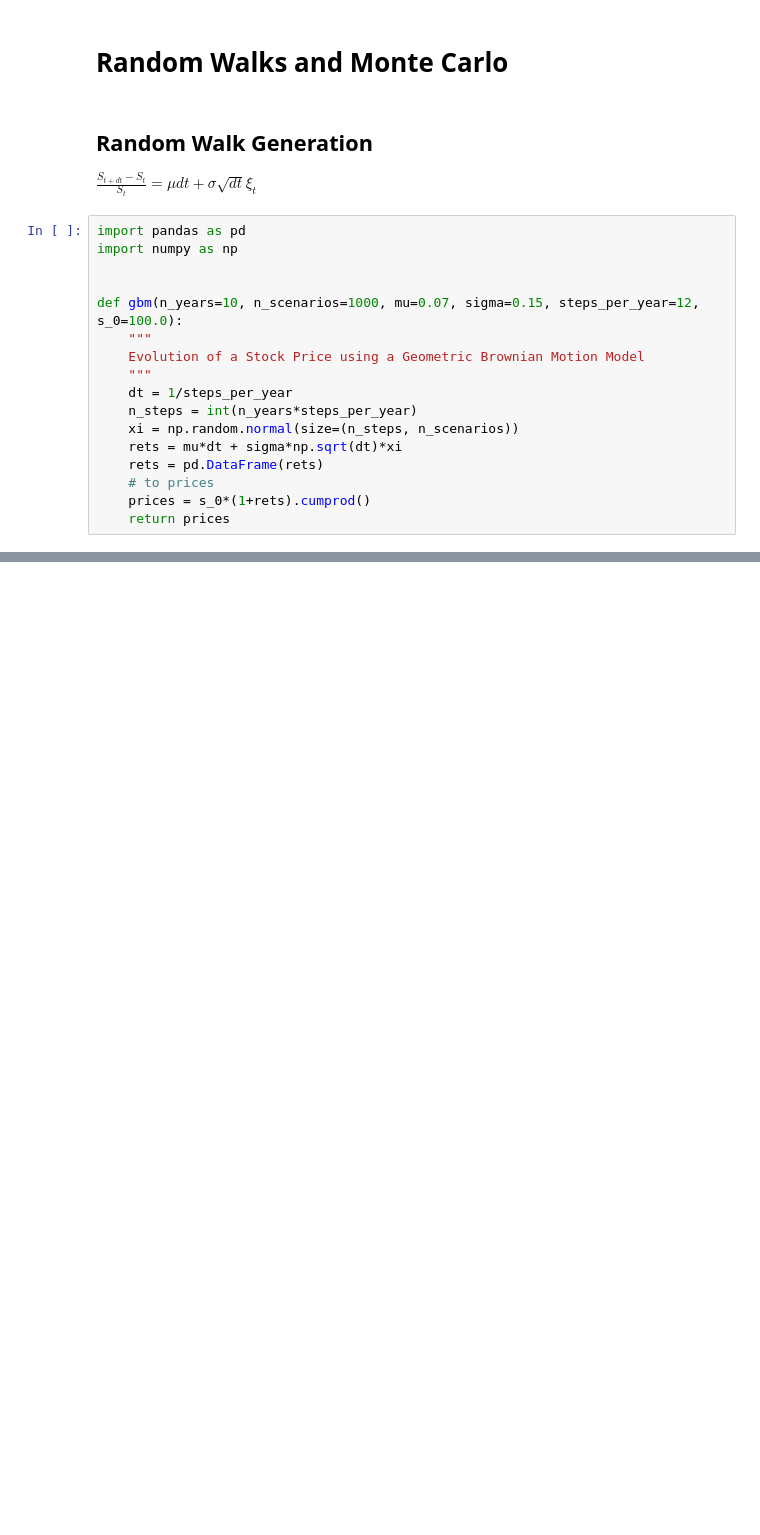
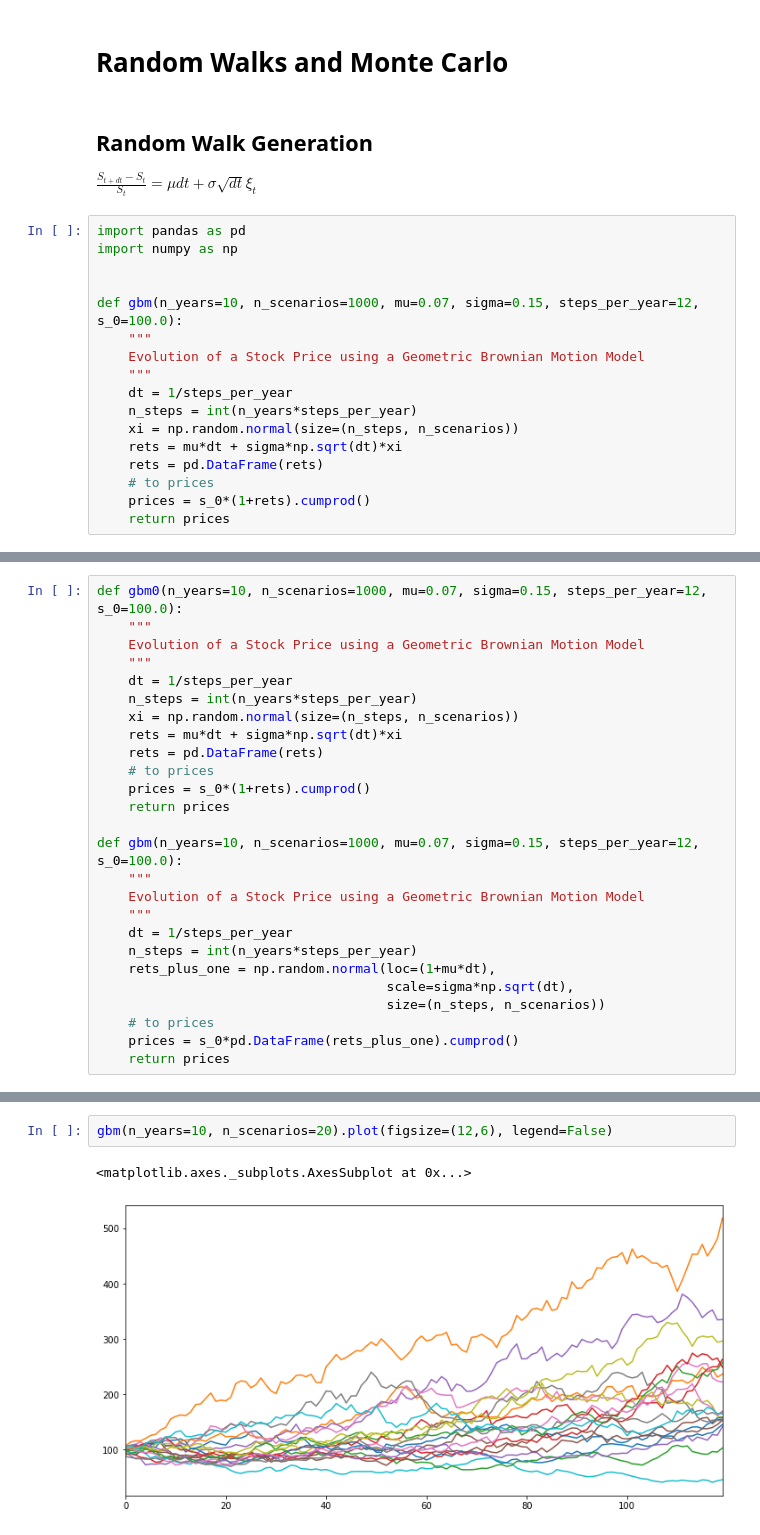
Before and after one commit to 0xpantera/edhc-investment-mgmt, a Jupyter notebook: intro_portfolio/beyond_diversification/lab_3_monte_carlo.ipynb, the cells around one changed output, grey strips where cells are left out. Drawn from its saved outputs; the diff is of its cells as text; blank space fills up the shorter version.

```diff
--- a/intro_portfolio/beyond_diversification/lab_3_monte_carlo.ipynb
+++ b/intro_portfolio/beyond_diversification/lab_3_monte_carlo.ipynb
@@ -23,0 +50,26 @@ def gbm(n_years=10, n_scenarios=1000, mu=0.07, sigma=0.15, steps_per_year=12, s_
+# %%
+def gbm0(n_years=10, n_scenarios=1000, mu=0.07, sigma=0.15, steps_per_year=12, s_0=100.0):
+    """
+    Evolution of a Stock Price using a Geometric Brownian Motion Model
+    """
+    dt = 1/steps_per_year
+    n_steps = int(n_years*steps_per_year)
+    xi = np.random.normal(size=(n_steps, n_scenarios))
+    rets = mu*dt + sigma*np.sqrt(dt)*xi
+    rets = pd.DataFrame(rets)
+    # to prices
+    prices = s_0*(1+rets).cumprod()
+    return prices
+
+def gbm(n_years=10, n_scenarios=1000, mu=0.07, sigma=0.15, steps_per_year=12, s_0=100.0):
+    """
+    Evolution of a Stock Price using a Geometric Brownian Motion Model
+    """
+    dt = 1/steps_per_year
+    n_steps = int(n_years*steps_per_year)
+    rets_plus_one = np.random.normal(loc=(1+mu*dt),
+                                     scale=sigma*np.sqrt(dt),
+                                     size=(n_steps, n_scenarios))
+    # to prices
+    prices = s_0*pd.DataFrame(rets_plus_one).cumprod()
+    return prices
@@ -23,0 +84,5 @@ def gbm(n_years=10, n_scenarios=1000, mu=0.07, sigma=0.15, steps_per_year=12, s_
+# %%
+gbm(n_years=10, n_scenarios=20).plot(figsize=(12,6), legend=False)
+# %% [output]
+<matplotlib.axes._subplots.AxesSubplot at 0x...>
+[figure, added]
```
Also changed, not shown: parts of 11 cells of this notebook.
